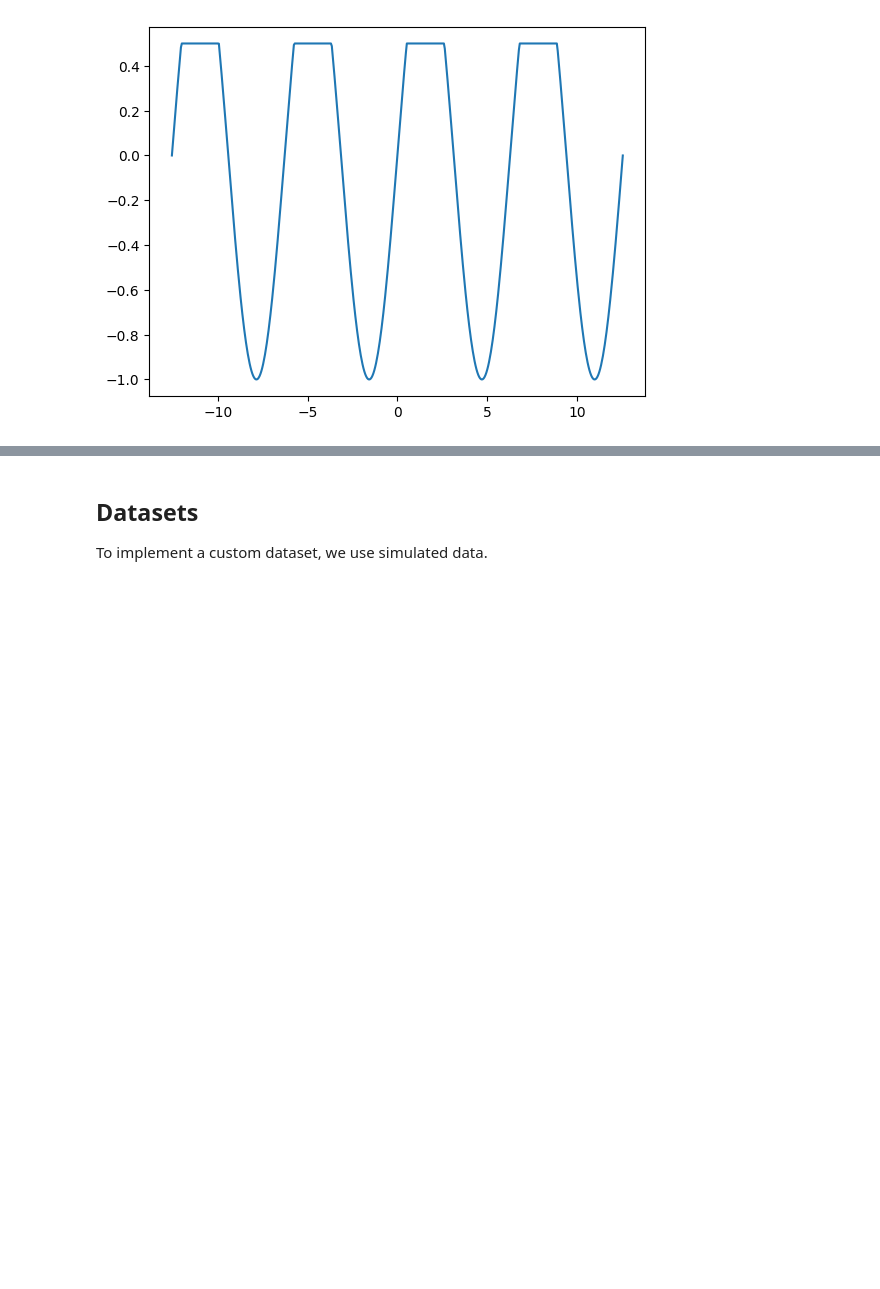
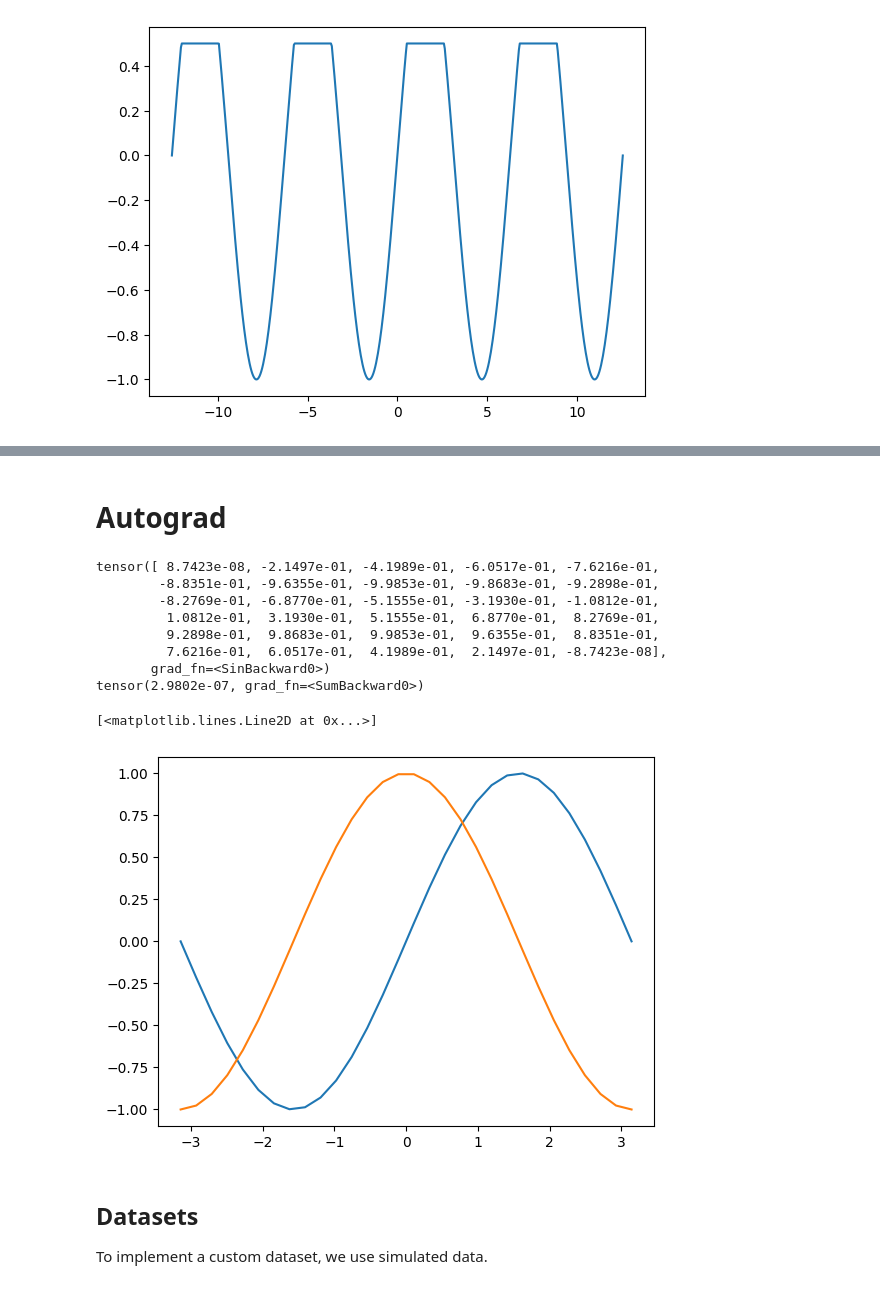
Before and after one commit to Lolillosky/PHD_CVA, a Jupyter notebook: Pytorch_learn/PytorchLessons.ipynb, the cells around one changed output, grey strips where cells are left out. Saved outputs shown, nothing was run; the diff lists cells and outputs as text; code cells hidden in the pictures; blank space fills up the shorter version.

```diff
--- a/Pytorch_learn/PytorchLessons.ipynb
+++ b/Pytorch_learn/PytorchLessons.ipynb
@@ -328,3 +466,31 @@ NameError: name 'torch' is not defined
+# %% [markdown]
+# Autograd
+# %%
+x = torch.linspace(-np.pi,np.pi,30, requires_grad=True)
+y = torch.sin(x)
+
+print(y)
+
+plt.plot(x.detach(), y.detach())
+
+y_sum = torch.sum(y)
+
+y_sum.backward()
+
+print(y_sum)
+
+plt.plot(x.detach(), x.grad.detach())
+# %% [output]
+tensor([ 8.7423e-08, -2.1497e-01, -4.1989e-01, -6.0517e-01, -7.6216e-01,
+        -8.8351e-01, -9.6355e-01, -9.9853e-01, -9.8683e-01, -9.2898e-01,
+        -8.2769e-01, -6.8770e-01, -5.1555e-01, -3.1930e-01, -1.0812e-01,
+         1.0812e-01,  3.1930e-01,  5.1555e-01,  6.8770e-01,  8.2769e-01,
+         9.2898e-01,  9.8683e-01,  9.9853e-01,  9.6355e-01,  8.8351e-01,
+         7.6216e-01,  6.0517e-01,  4.1989e-01,  2.1497e-01, -8.7423e-08],
+       grad_fn=<SinBackward0>)
+tensor(2.9802e-07, grad_fn=<SumBackward0>)
+[<matplotlib.lines.Line2D at 0x...>]
+[figure, added]
 # %% [markdown]
 ## Datasets
 
```
Also changed, not shown: parts of 17 cells of this notebook.
